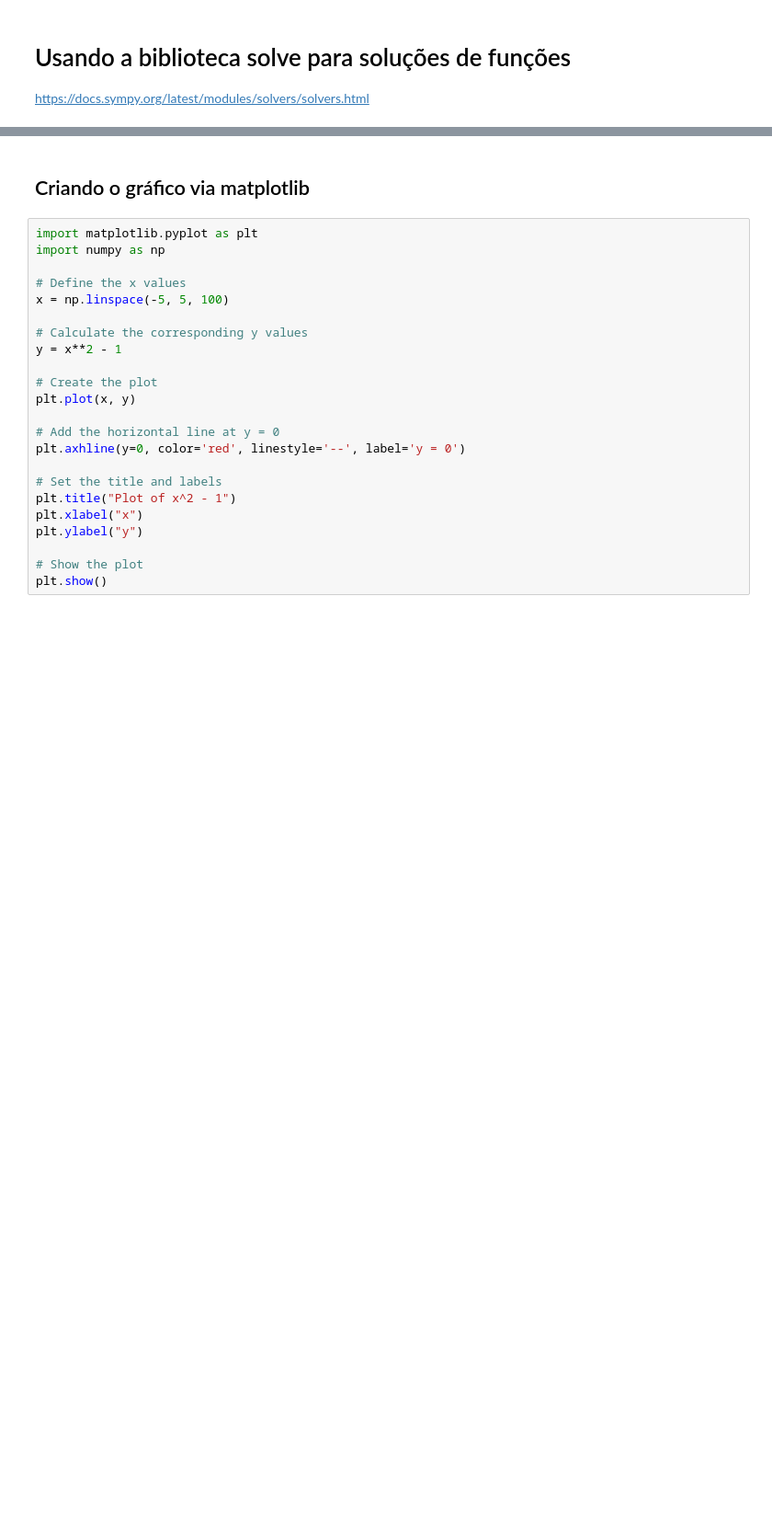
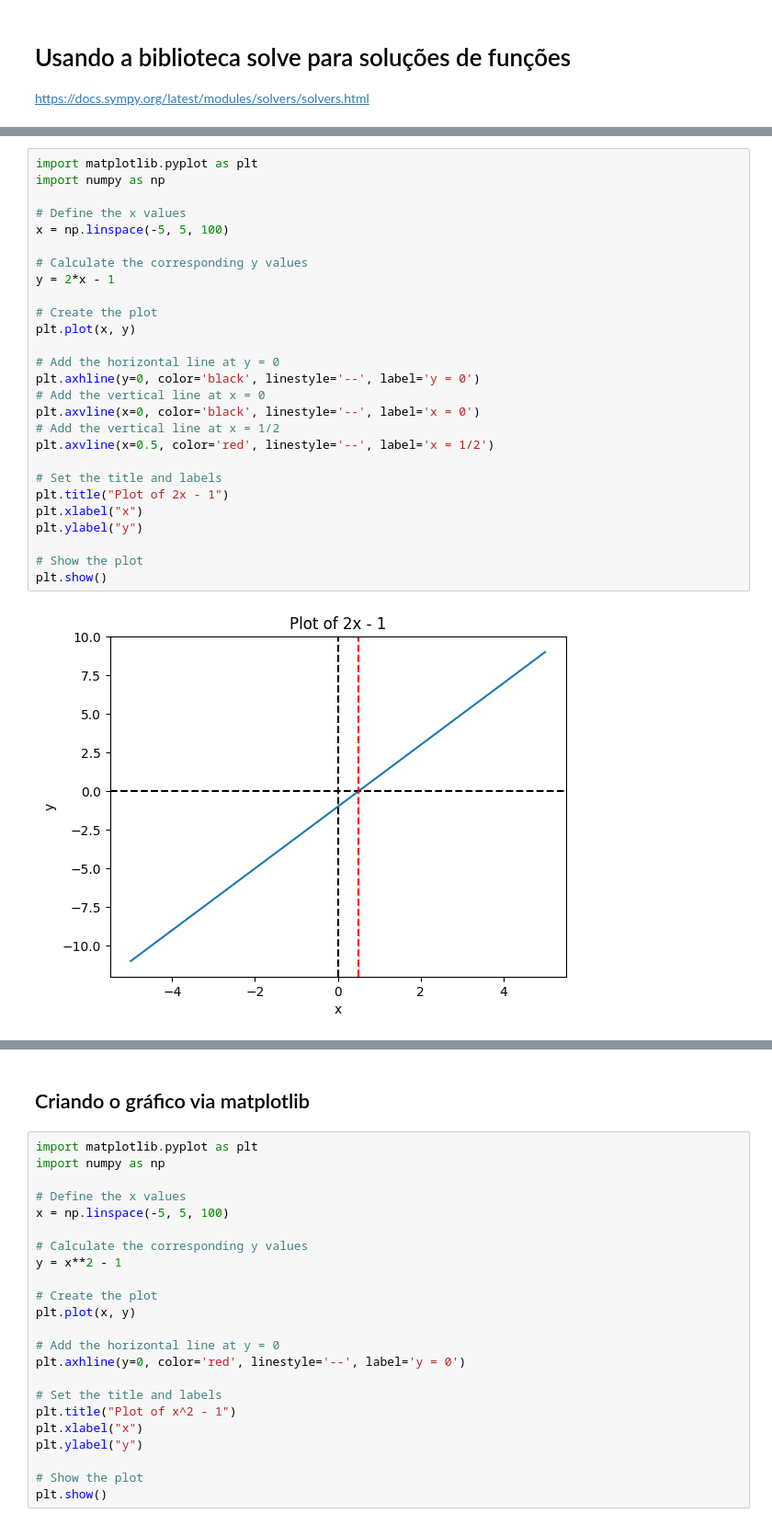
Before and after one commit to armandossrecife/teste, a Jupyter notebook: solucao_funcoes.ipynb, the cells around one changed output, grey strips where cells are left out. Shown at 92% size. Cells and saved outputs as stored; diff of their text form; blank space fills up the shorter version.

```diff
--- a/solucao_funcoes.ipynb
+++ b/solucao_funcoes.ipynb
@@ -7 +20,30 @@ https://docs.sympy.org/latest/modules/solvers/solvers.html
+# %%
+import matplotlib.pyplot as plt
+import numpy as np
+
+# Define the x values
+x = np.linspace(-5, 5, 100)
+
+# Calculate the corresponding y values
+y = 2*x - 1
+
+# Create the plot
+plt.plot(x, y)
+
+# Add the horizontal line at y = 0
+plt.axhline(y=0, color='black', linestyle='--', label='y = 0')
+# Add the vertical line at x = 0
+plt.axvline(x=0, color='black', linestyle='--', label='x = 0')
+# Add the vertical line at x = 1/2
+plt.axvline(x=0.5, color='red', linestyle='--', label='x = 1/2')
+
+# Set the title and labels
+plt.title("Plot of 2x - 1")
+plt.xlabel("x")
+plt.ylabel("y")
+
+# Show the plot
+plt.show()
+# %% [output]
+[figure, added]
 # %% [markdown]
```
Also changed, not shown: parts of 4 cells of this notebook.
